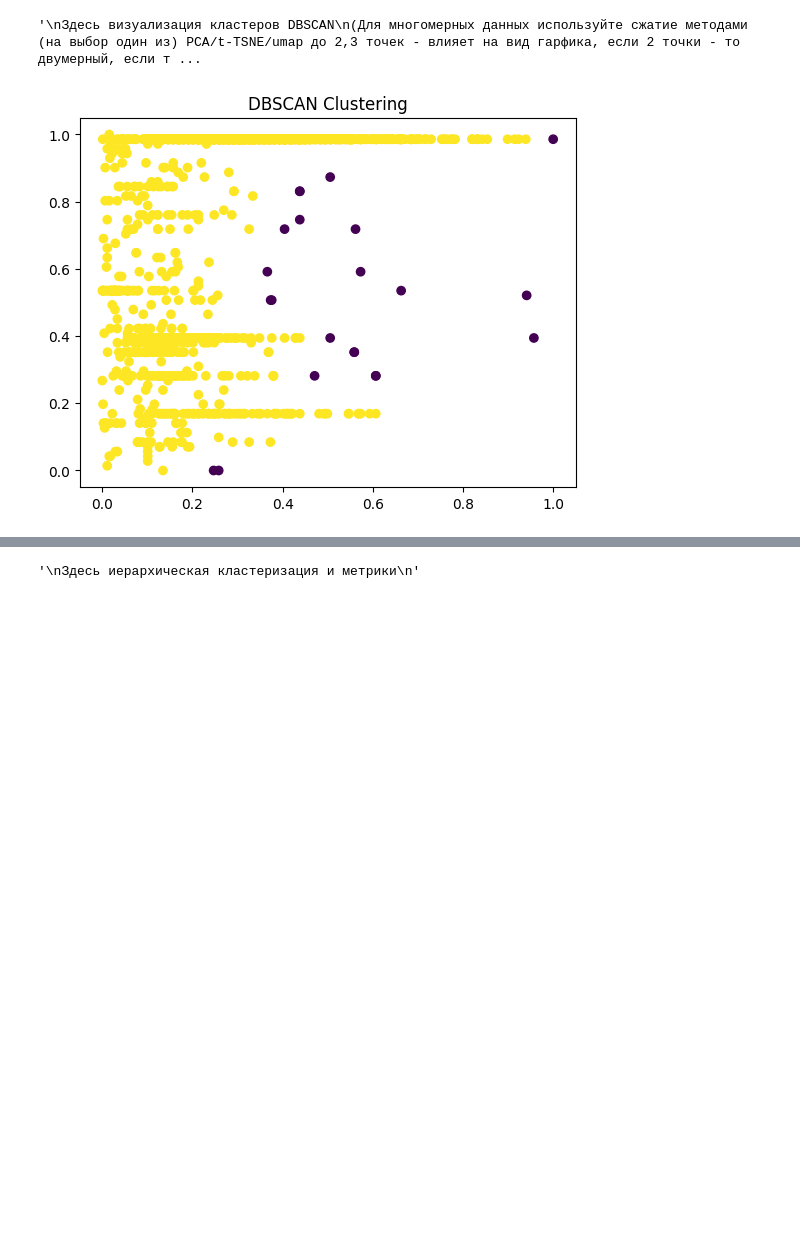
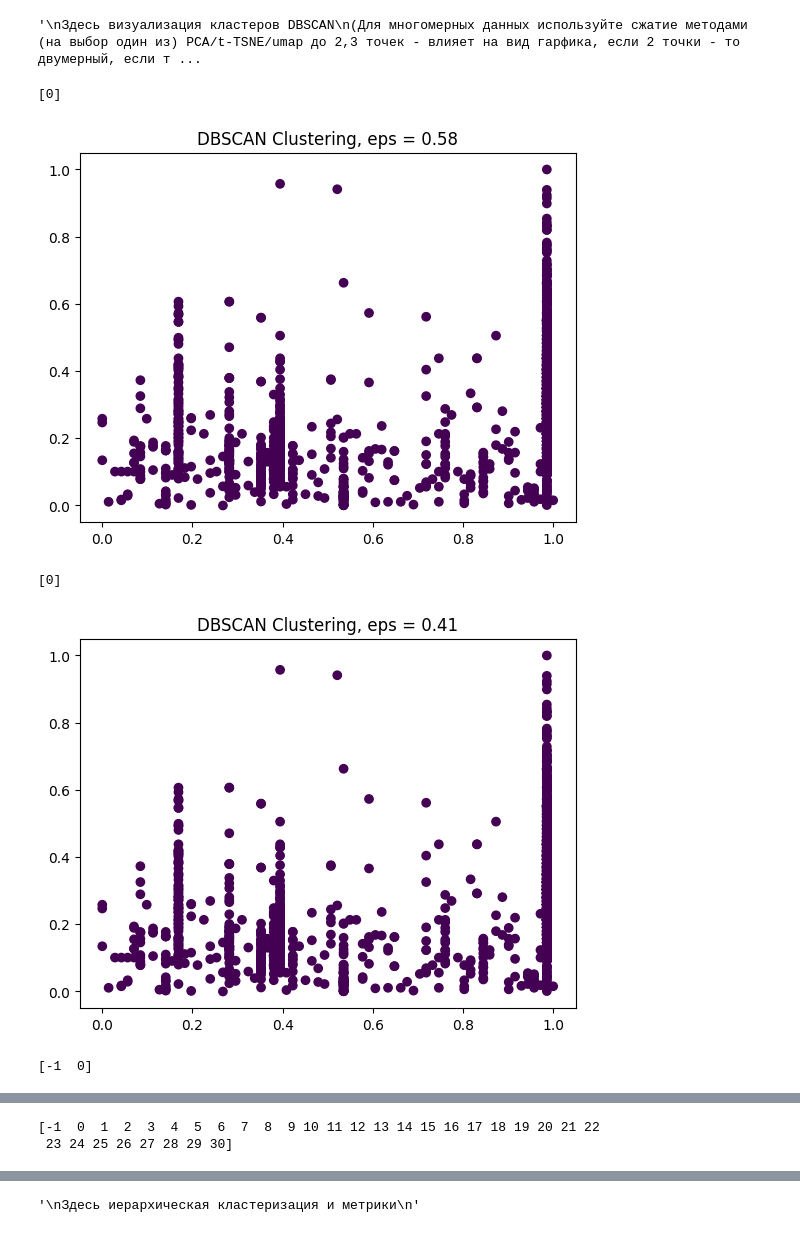
Before and after one commit to mos9z/1lab, a Jupyter notebook: Копия_блокнота_"Задание_4_ipynb".ipynb, the cells around one changed output, grey strips where cells are left out. Saved outputs shown, nothing was run; the diff lists cells and outputs as text; code cells hidden in the pictures; blank space fills up the shorter version.

```diff
--- a/Копия_блокнота_"Задание_4_ipynb".ipynb
+++ b/Копия_блокнота_"Задание_4_ipynb".ipynb
@@ -50,3 +51,6 @@ from sklearn.preprocessing import LabelEncoder
 
 label_encoder = LabelEncoder()
 df['company_location'] = label_encoder.fit_transform(df['company_location'])
+df['employee_residence'] = label_encoder.fit_transform(df['employee_residence'])
+df['company_size'] = label_encoder.fit_transform(df['company_size'])
+df
@@ -222,20 +218,3 @@ print(cluster_labels) #  центры кластеров в двумерном
 """
 # %% [output]
 '\nЗдесь DBSCAN и метрики. Используйте поиск оптимального EPS. Объясните почему?\n'
-# %%
-# Создаем экземпляр модели K-Means
-kmeans = KMeans(n_clusters=2)
-
-# Производим кластеризацию данных
-kmeans.fit(df_clust)
-
-# Получаем центры кластеров и прогнозируем принадлежность к кластерам
-cluster_centers = kmeans.cluster_centers_
-cluster_labels = kmeans.labels_
-# Визуализируем результаты кластеризации
-plt.scatter(df_clust["salary_in_usd"], df_clust["company_location"], c=cluster_labels, s=50, cmap='viridis')
-plt.scatter(cluster_centers[:, 0], cluster_centers[:, 1], c='red', s=200, marker='X')
-plt.xlabel('salary_in_usd')
-plt.ylabel('company_location')
-plt.title('Результаты кластеризации K-Means')
-plt.show()# your_code here
@@ -249,21 +263,20 @@ plt.show()# your_code here
 # %% [output]
 '\nЗдесь визуализация кластеров DBSCAN\n(Для многомерных данных используйте сжатие методами (на выбор один из) PCA/t-TSNE/umap до 2,3 точек - влияет на вид гарфика, если 2 точки - то двумерный, если т ...
 # %%
-from sklearn.preprocessing import StandardScaler
-from sklearn.cluster import DBSCAN
-
-df_clust_scaler = StandardScaler().fit_transform(df_clust)
-
-# Инициализация и обучение модели DBSCAN
-dbscan = DBSCAN(eps=0.35, min_samples=5)
-dbscan.fit(df_clust_scaler)
-
-# Получение меток кластеров для каждой точки (-1 означает выбросы)
-labels = dbscan.labels_
-
-# Визуализация результатов, темные точки - выбросы
-plt.scatter(df_clust.to_numpy()[:, 0], df_clust.to_numpy()[:, 1], c=labels, cmap='viridis')
-plt.title('DBSCAN Clustering')
-plt.show()# your_code here
+# your_code here
+for eps in [0.58,0.41,0.23,0.02]:
+  # Инициализация и обучение модели DBSCAN
+  dbscan = DBSCAN(eps=eps, min_samples=3)
+  dbscan.fit(min_max_scal)
+  labels_db = dbscan.labels_
+  print(np.unique(labels_db))
+  # Визуализация результатов, темные точки - выбросы
+  plt.scatter(df_clust['company_location'], df_clust['salary_in_usd'], c=labels_db, cmap='viridis')
+  plt.title(f'DBSCAN Clustering, eps = {round(eps, 2)}')
+  plt.show()
 # %% [output]
+[0]
-[figure, old version]
+[figure, new version]
+[0]
+[figure, added]
+[-1  0]
@@ -269,0 +284,2 @@ plt.show()# your_code here
+[-1  0  1  2  3  4  5  6  7  8  9 10 11 12 13 14 15 16 17 18 19 20 21 22
+ 23 24 25 26 27 28 29 30]
```
Also changed, not shown: parts of 37 cells of this notebook.
